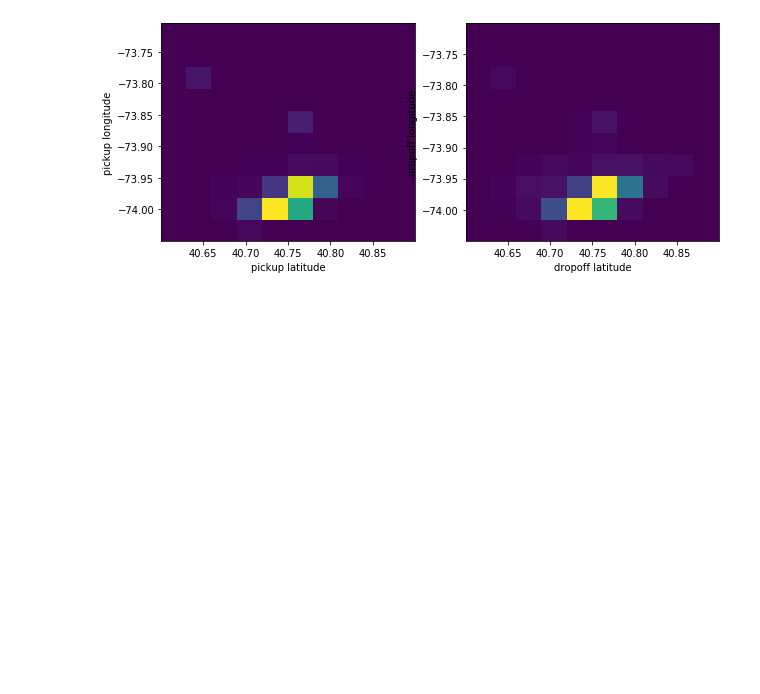
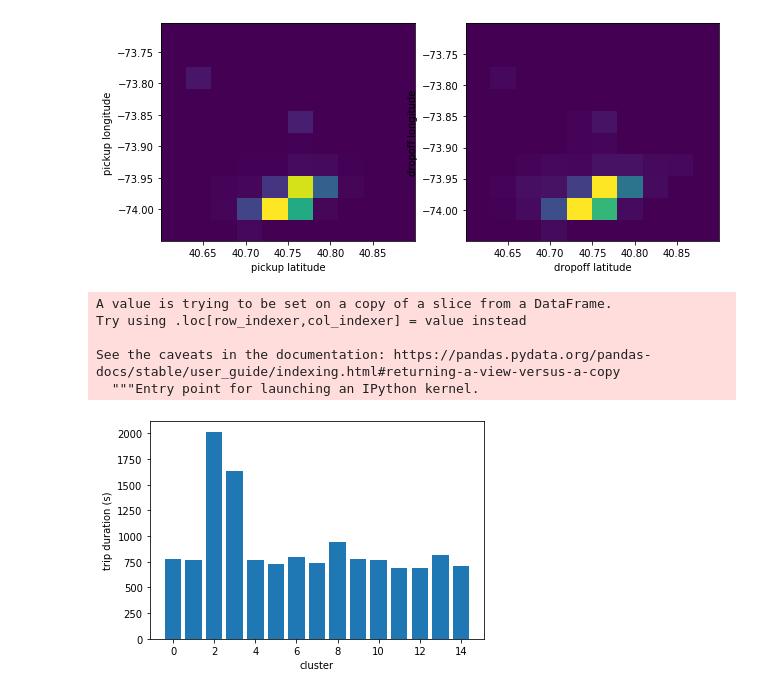
Before and after one commit to aemi-dev/td_taxidriver, a Jupyter notebook: precisePrediction.ipynb, the cells around one changed output. Saved outputs shown, nothing was run; the diff lists cells and outputs as text; code cells hidden in the pictures; blank space fills up the shorter version.

```diff
--- a/precisePrediction.ipynb
+++ b/precisePrediction.ipynb
@@ -237,7 +237,7 @@ fig.show()
 [figure]
 # %%
 # On peut supprimer les lattitudes entre 40 et 42 et les longitudes entre -70 et -80
-dfGoodLocation = dfWithoutUseless[(dfWithoutUseless.pickup_longitude >= -74.05) & (dfWithoutUseless.pickup_longitude <= -73.7) & (dfWithoutUseless.pickup_latitude >= 40.60) & (dfWithoutUseless.pickup_latitude <= 40.9) & (dfWithoutUseless.dropoff_longitude >= -74.05) & (dfWithoutUseless.dropoff_longitude <= -73.7) & (dfWithoutUseless.dropoff_latitude >= 40.60) & (df.dropoff_latitude <= 40.9)]
+dfGood = dfWithoutUseless[(dfWithoutUseless.pickup_longitude >= -74.05) & (dfWithoutUseless.pickup_longitude <= -73.7) & (dfWithoutUseless.pickup_latitude >= 40.60) & (dfWithoutUseless.pickup_latitude <= 40.9) & (dfWithoutUseless.dropoff_longitude >= -74.05) & (dfWithoutUseless.dropoff_longitude <= -73.7) & (dfWithoutUseless.dropoff_latitude >= 40.60) & (df.dropoff_latitude <= 40.9)]
 print(dfWithoutUseless.shape)
 print(dfGood.shape)
 # %% [output]
@@ -258,4 +258,20 @@ fig.show()
 # %%
 # On a supprimer les locations trop éloignée, on va maintenant faire un cluqtering des pickups
 kmeanPickup = KMeans(n_clusters=15,random_state=2,n_init=1).fit(dfGoodLocation[['pickup_longitude','pickup_latitude']])
+# %%
+dfGood['cluster'] = kmeanPickup.labels_
+tripdurationByCluster = dfGood.groupby('cluster')[['trip_duration']].mean()
+tripdurationByCluster.reset_index(inplace=True)
+
+plt.bar(tripdurationByCluster.cluster.values, tripdurationByCluster.trip_duration.values)
+plt.xlabel('cluster')
+plt.ylabel('trip duration (s)')
+plt.show()
+# %% [output]
+A value is trying to be set on a copy of a slice from a DataFrame.
+Try using .loc[row_indexer,col_indexer] = value instead
+
+See the caveats in the documentation: https://pandas.pydata.org/pandas-docs/stable/user_guide/indexing.html#returning-a-view-versus-a-copy
+  """Entry point for launching an IPython kernel.
+[figure, added]
 # %%
```
Also changed, not shown: parts of 4 cells of this notebook.
